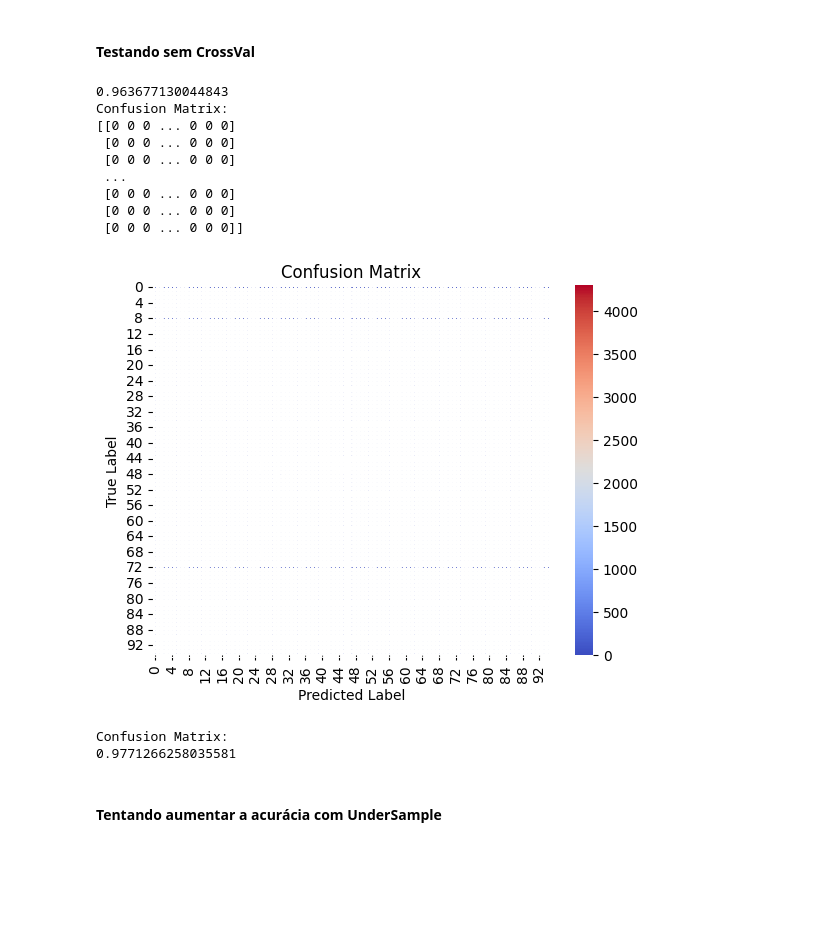
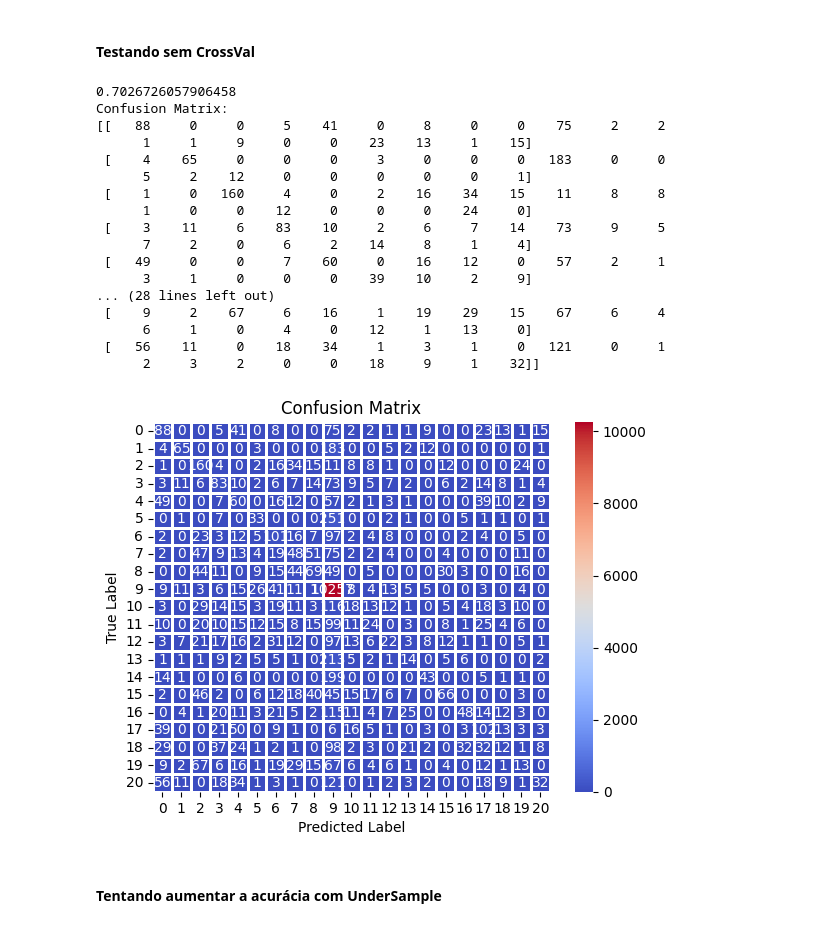
Before and after one commit to OttistTech/analytics, a Jupyter notebook: regulated-foods/teste_de_modelos.ipynb, the cells around one changed output. Cells and saved outputs as stored; diff of their text form; code cells hidden in the pictures; blank space fills up the shorter version.

```diff
--- a/regulated-foods/teste_de_modelos.ipynb
+++ b/regulated-foods/teste_de_modelos.ipynb
@@ -85,8 +104,8 @@ display(base)
 # %% [markdown]
 #### Separando atributos e respostas
 # %%
-df_resposta = base['ConsumptionSpecificity']
-df_atributos = base.drop(columns='ConsumptionSpecificity')
+df_resposta = base['ConsumptionCategory']
+df_atributos = base.drop(columns='ConsumptionCategory')
 # %% [markdown]
 #### Transformando dados
 # %%
@@ -525,38 +568,36 @@ Confusion Matrix:
 # %%
 acuracia = accuracy_score( y_teste, previsao_knn)
 
 print(acuracia)
 
 matriz = confusion_matrix(y_teste, previsao_knn)
 print('Confusion Matrix:')
 print(matriz)
 
 sns.heatmap(matriz, cmap='coolwarm', annot=True, linewidth=1, fmt='d')
 plt.xlabel('Predicted Label')
 plt.ylabel('True Label')
 plt.title('Confusion Matrix')
 plt.show()
-
-## Testando com treino para testar Overfitting
-
-prevendo_treino = classificador_knn.predict(x_treino)
-
-acuracia_treino = accuracy_score(y_treino, prevendo_treino)
-print('Confusion Matrix:')
-print(acuracia_treino)
 # %% [output]
-0.963677130044843
+0.7026726057906458
 Confusion Matrix:
-[[0 0 0 ... 0 0 0]
- [0 0 0 ... 0 0 0]
- [0 0 0 ... 0 0 0]
- ...
- [0 0 0 ... 0 0 0]
- [0 0 0 ... 0 0 0]
- [0 0 0 ... 0 0 0]]
+[[   88     0     0     5    41     0     8     0     0    75     2     2
+      1     1     9     0     0    23    13     1    15]
+ [    4    65     0     0     0     3     0     0     0   183     0     0
+      5     2    12     0     0     0     0     0     1]
+ [    1     0   160     4     0     2    16    34    15    11     8     8
+      1     0     0    12     0     0     0    24     0]
+ [    3    11     6    83    10     2     6     7    14    73     9     5
+      7     2     0     6     2    14     8     1     4]
+ [   49     0     0     7    60     0    16    12     0    57     2     1
+      3     1     0     0     0    39    10     2     9]
+... (28 lines left out)
+ [    9     2    67     6    16     1    19    29    15    67     6     4
+      6     1     0     4     0    12     1    13     0]
+ [   56    11     0    18    34     1     3     1     0   121     0     1
+      2     3     2     0     0    18     9     1    32]]
-[figure, old version]
+[figure, new version]
-Confusion Matrix:
-0.9771266258035581
 # %% [markdown]
 #### Tentando aumentar a acurácia com UnderSample
 # %%
```
Also changed, not shown: parts of 31 cells of this notebook, 5 other files.
